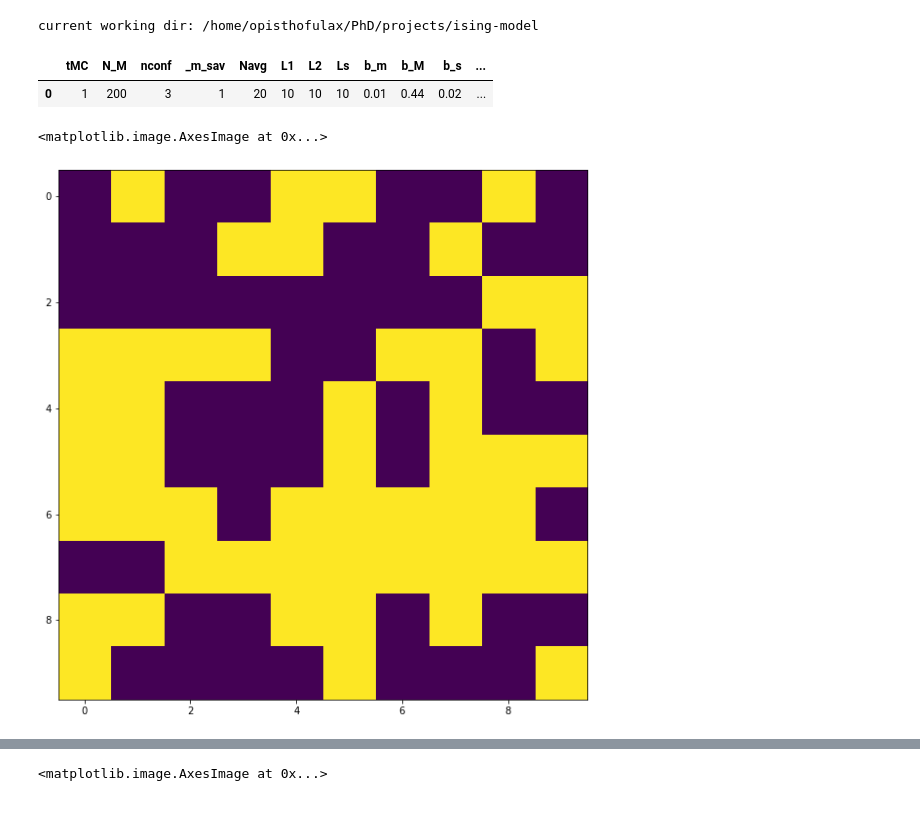
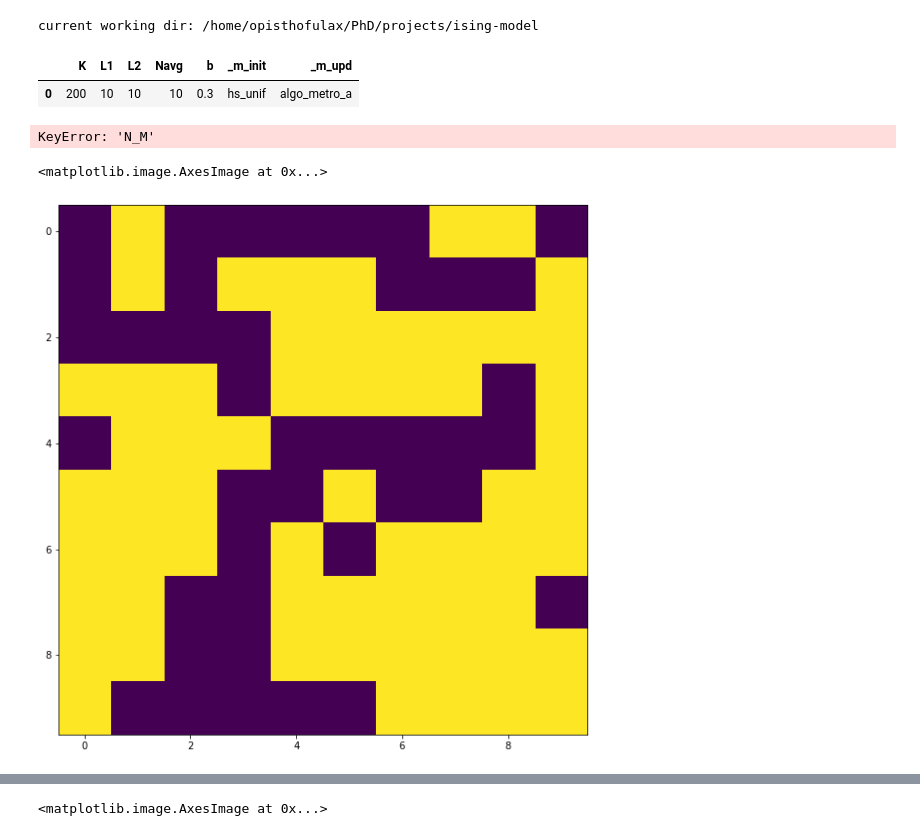
Before and after one commit to giulioiannelli/ising-model, a Jupyter notebook: tools/config_visualiser.ipynb, the cells around one changed output, grey strips where cells are left out. Cells and saved outputs as stored; diff of their text form; code cells hidden in the pictures.

```diff
--- a/tools/config_visualiser.ipynb
+++ b/tools/config_visualiser.ipynb
@@ -12,12 +12,12 @@ if not exists(".isparent"):
 # %% [output]
 current working dir: /home/opisthofulax/PhD/projects/ising-model
 # %%
-pthconfig = "res/config/.config_acf_test"
+pthconfig = "res/config/.config_genk"
 df = pd.read_csv(pthconfig)
 df
 # %% [output]
-|  | tMC | N_M | nconf | _m_sav | Navg | L1 | L2 | Ls | b_m | b_M | b_s | ... |
-| 0 | 1 | 200 | 3 | 1 | 20 | 10 | 10 | 10 | 0.01 | 0.44 | 0.02 | ... |
+|  | K | L1 | L2 | Navg | b | _m_init | _m_upd |
+| 0 | 200 | 10 | 10 | 10 | 0.3 | hs_unif | algo_metro_a |
 # %%
 L1, L2 = df['L1'][0], df['L2'][0];
 N = L1 * L2
@@ -34,6 +34,8 @@ betalst = np.arange(df['b_m'][0], df['b_M'][0], df['b_s'][0])
 color = plt.cm.rainbow(np.linspace(0, 1, len(Nlst)))
 norm = mpc.Normalize(vmin=min(betalst), vmax=max(betalst))
 cmap = plt.cm.gist_rainbow_r
+# %% [output]
+KeyError: 'N_M'
 # %%
 N=100
 sizepath = f"N={L1*L2:d}" if L1 == L2 else f"L1={L1:d}_L2={L2:d}"
@@ -42,9 +44,12 @@ pathtoconfig = [f"res/unconf/N={N:d}-{df['_m_init'][0]}-{df['_m_upd'][0]}/bt={be
     for beta in [0.19] for t in tlist]
 # %%
 config = [np.fromfile(pth, dtype=np.int8).reshape(L1, L2) for pth in pathtoconfig]
+# %%
+pth = "/home/opisthofulax/PhD/projects/ising-model/res/unconf/ISING2D-HSAS_N=100_T=3.33_[300].bin"
+config = np.fromfile(pth, dtype=np.int8).reshape(300, L1, L2)
 # %%
 plt.figure(figsize=(10, 10))
-plt.imshow(config[4])
+plt.imshow(config[0])
 # %% [output]
 <matplotlib.image.AxesImage at 0x...>
-[figure, old version]
+[figure, new version]
```
Also changed, not shown: parts of 1 cell of this notebook, 23 other files.
